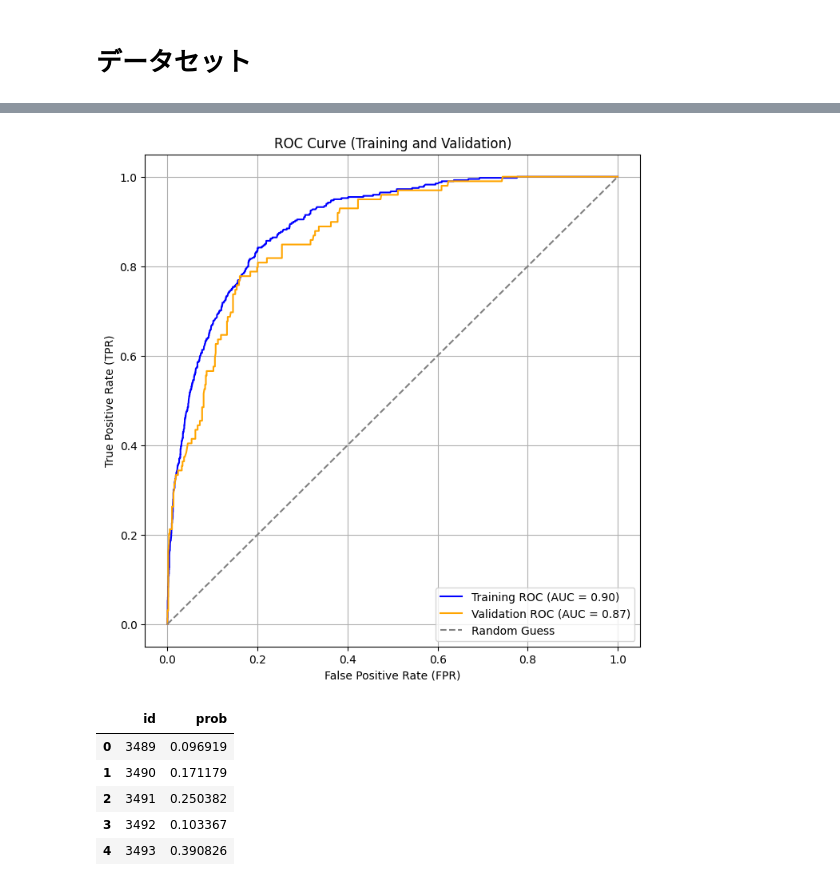
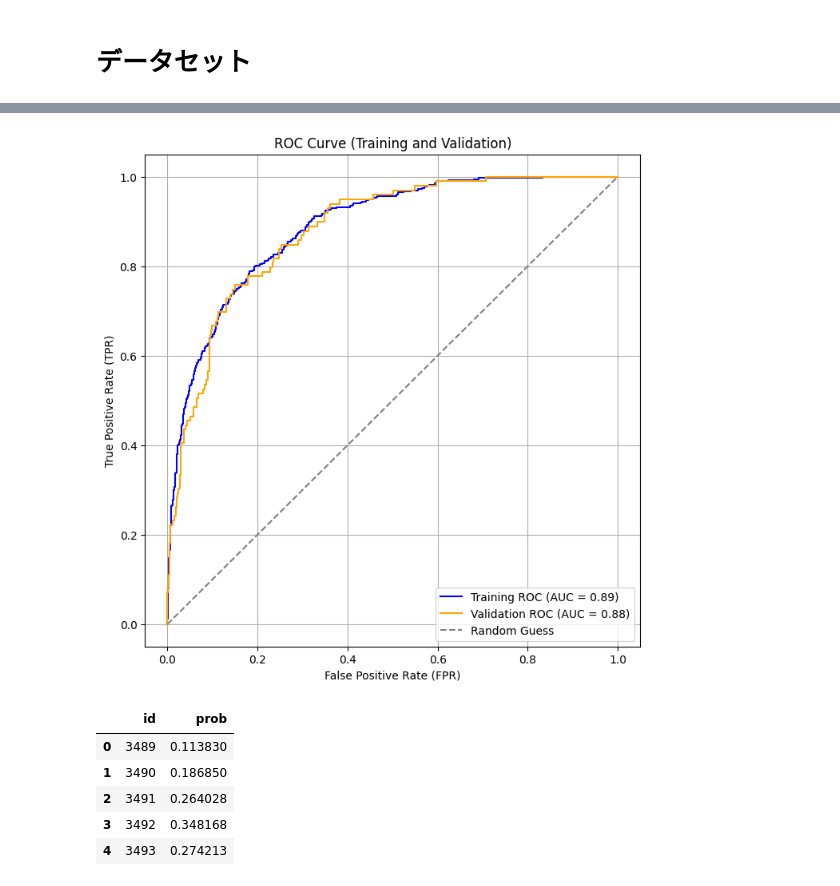
Before and after one commit to skyshine460/ProdTaken, a Jupyter notebook: ProdTaken_lightgbm.ipynb, the cells around one changed output, grey strips where cells are left out. Cells and saved outputs as stored; diff of their text form; code cells hidden in the pictures.

Commit message:
prodtaken_submission4

```diff
--- a/ProdTaken_lightgbm.ipynb
+++ b/ProdTaken_lightgbm.ipynb
@@ -1101,8 +1101,10 @@ information_df(test_df)
 | Children | float64 | 37 | 4 | [0.0, nan, 1.0, 2.0, 3.0] |
 # %%
 features = [
-  'CityTier', 'NumberOfPersonVisiting', 'PreferredPropertyStar', 'Passport', 'PitchSatisfactionScore',
-  'Occupation', 'Gender', 'ProductPitched', 'Designation', 'MaritalStatus'
+    'Age', 'TypeofContact', 'CityTier', 'DurationOfPitch_min', 'Occupation', 'Gender',
+    'NumberOfPersonVisiting', 'NumberOfFollowups', 'ProductPitched',
+    'PreferredPropertyStar', 'NumberOfTrips', 'Passport', 'PitchSatisfactionScore',
+    'Designation', 'MonthlyIncome', 'MaritalStatus', 'CarOwnership', 'Children'
 ]
 
 x_train = train_df[features]
@@ -1113,11 +1115,19 @@ params = {
     'boosting_type': 'gbdt',
     'objective': 'binary',
     'metric': 'auc',
-    'learning_rate': 0.1,
+    'learning_rate': 0.05,
     'random_state': 123,
     'num_leaves': 16,
+    'n_estimators': 1000,
     'importance_type': 'gain',
     'verbose': -1,
+    'min_data_in_leaf': 100,
+    'max_depth': 5,
+    'lambda_l1': 0.1,
+    'lambda_l2': 0.5,
+    'feature_fraction': 0.6,
+    'bagging_fraction': 0.6,
+    'bagging_freq': 4,
 }
 # %%
 models = []
@@ -1233,28 +1249,28 @@ plt.legend(loc='lower right')
 plt.grid()
 plt.show()
 # %% [output]
-[figure, old version]
+[figure, new version]
 # %%
 # y_pred_prob = model.predict_proba(test_df[features])[:, 1]
 y_pred_prob = ensemble_predict(models, x_test)
 
 
 sub = pd.read_csv('/content/drive/MyDrive/契約予測（SIGNATE Cup 2024）/提供データ/sample_submit.csv', header=None)
 test_ids = sub.iloc[:, 0]
 
 submission = pd.DataFrame({
     'id': test_ids,
     'prob': y_pred_prob
 })
 
-submission_name = "prodtaken_submission2"
+submission_name = "prodtaken_submission4"
 
 submission.to_csv(f'{submission_name}.csv', index=False, header=None)
 submission.head()
 # %% [output]
 |  | id | prob |
-| 0 | 3489 | 0.096919 |
-| 1 | 3490 | 0.171179 |
-| 2 | 3491 | 0.250382 |
-| 3 | 3492 | 0.103367 |
-| 4 | 3493 | 0.390826 |
+| 0 | 3489 | 0.113830 |
+| 1 | 3490 | 0.186850 |
+| 2 | 3491 | 0.264028 |
+| 3 | 3492 | 0.348168 |
+| 4 | 3493 | 0.274213 |
```
Also changed, not shown: parts of 2 cells of this notebook.
